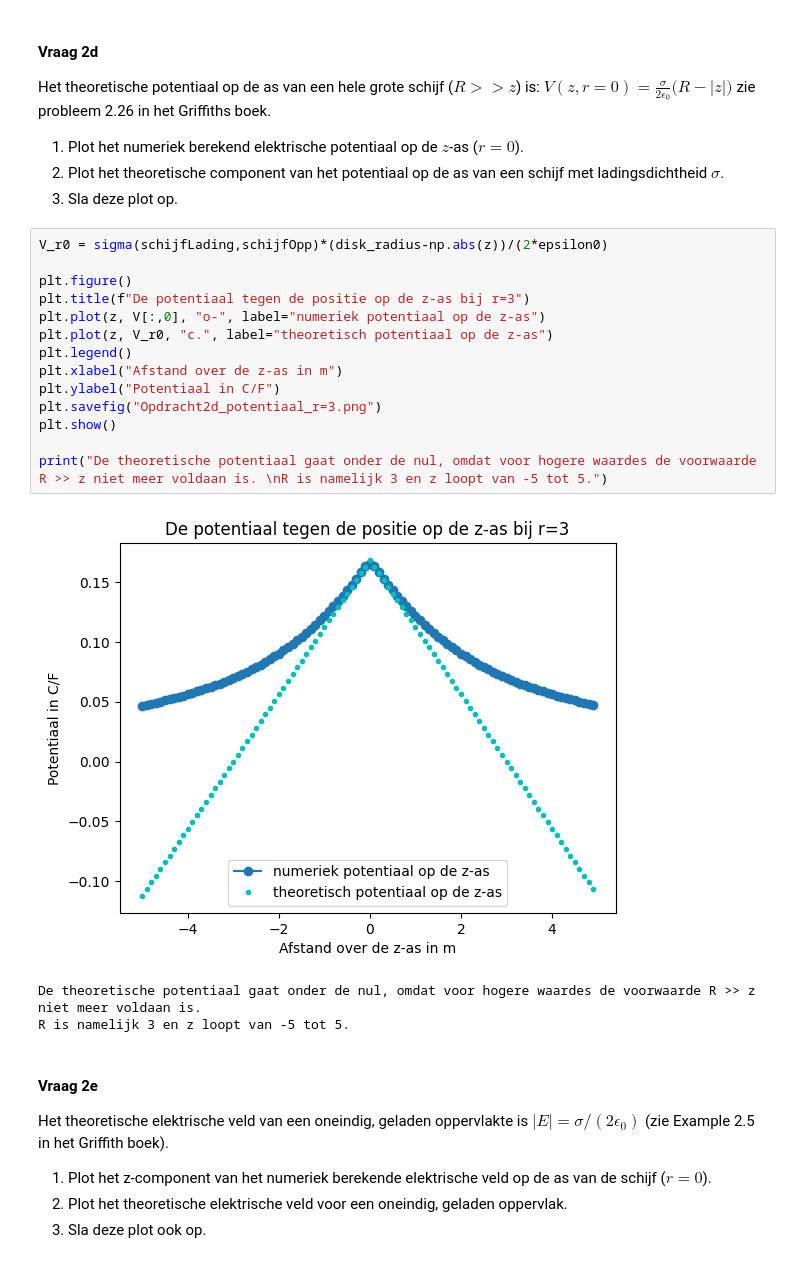
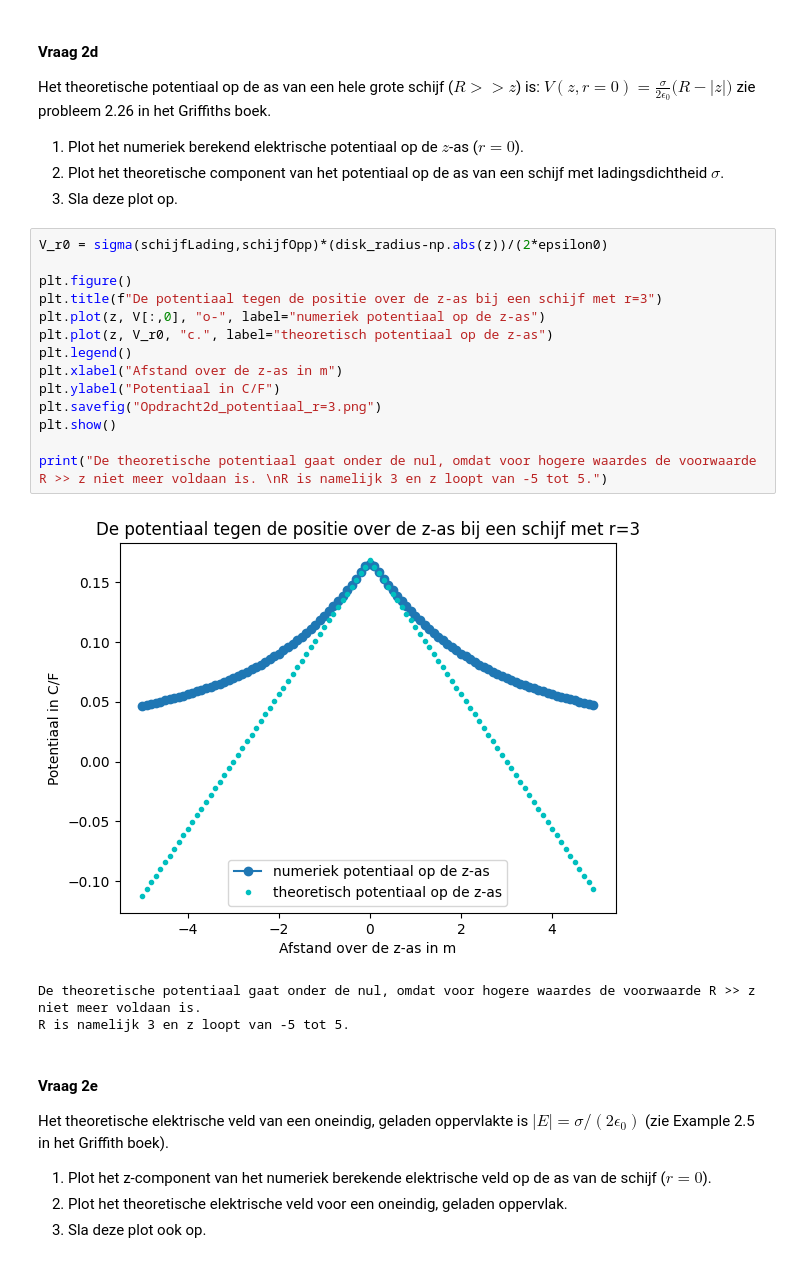
Before and after one commit to tdrvs/opdrachten-DEF-D, a Jupyter notebook: DigitaleOntwerpopdrachten/1CondensatorOpdracht/CondensatorOntwerpopdracht.ipynb, the cells around one changed output. Drawn from its saved outputs; the diff is of its cells as text.

```diff
--- a/DigitaleOntwerpopdrachten/1CondensatorOpdracht/CondensatorOntwerpopdracht.ipynb
+++ b/DigitaleOntwerpopdrachten/1CondensatorOpdracht/CondensatorOntwerpopdracht.ipynb
@@ -269,19 +269,19 @@ zie probleem 2.26 in het Griffiths boek.
 # %%
 V_r0 = sigma(schijfLading,schijfOpp)*(disk_radius-np.abs(z))/(2*epsilon0)
 
 plt.figure()
-plt.title(f"De potentiaal tegen de positie op de z-as bij r=3")
+plt.title(f"De potentiaal tegen de positie over de z-as bij een schijf met r=3")
 plt.plot(z, V[:,0], "o-", label="numeriek potentiaal op de z-as")
 plt.plot(z, V_r0, "c.", label="theoretisch potentiaal op de z-as")
 plt.legend()
 plt.xlabel("Afstand over de z-as in m")
 plt.ylabel("Potentiaal in C/F")
 plt.savefig("Opdracht2d_potentiaal_r=3.png")
 plt.show()
 
 print("De theoretische potentiaal gaat onder de nul, omdat voor hogere waardes de voorwaarde R >> z niet meer voldaan is. \nR is namelijk 3 en z loopt van -5 tot 5.")
 # %% [output]
-[figure, old version]
+[figure, new version]
 De theoretische potentiaal gaat onder de nul, omdat voor hogere waardes de voorwaarde R >> z niet meer voldaan is.
 R is namelijk 3 en z loopt van -5 tot 5.
 # %% [markdown]
```
Also changed, not shown: parts of 9 cells of this notebook, 2 other files.
